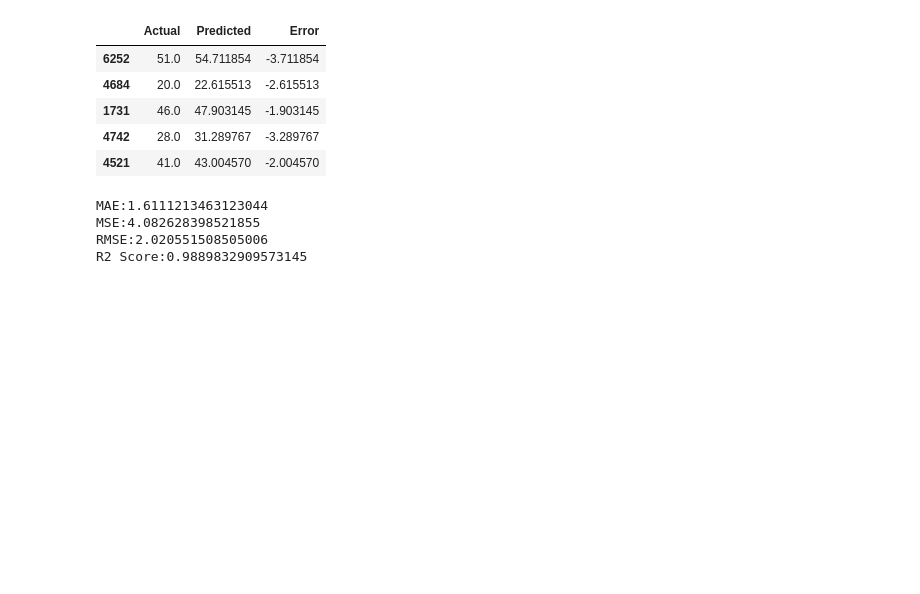
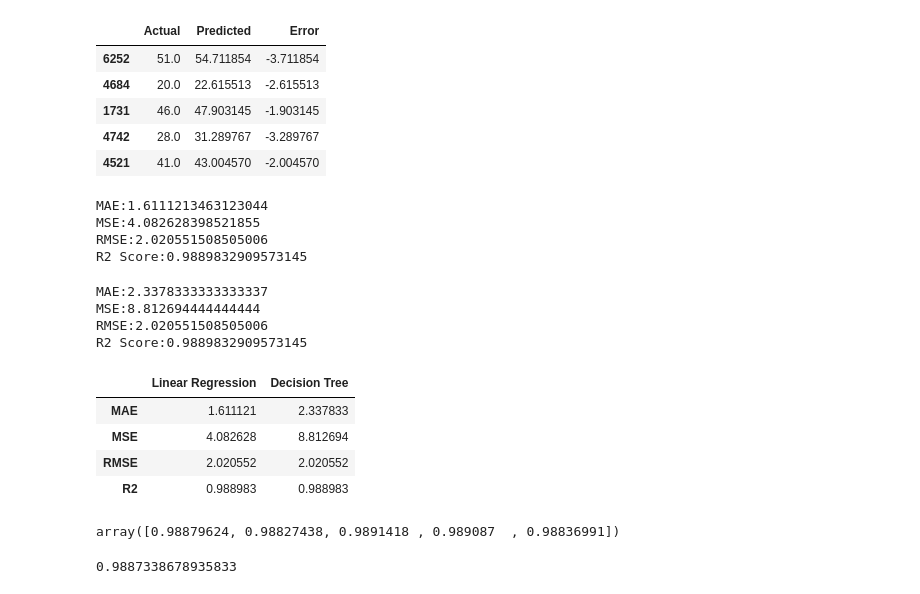
Before and after one commit to Devendra470/Student-Score-Prediction, a Jupyter notebook: notebooks/03_preprocessing.ipynb, the cells around one changed output. Cells and saved outputs as stored; diff of their text form; code cells hidden in the pictures; blank space fills up the shorter version.

Commit message:
Compared Linear Regression and Decision Tree model

```diff
--- a/notebooks/03_preprocessing.ipynb
+++ b/notebooks/03_preprocessing.ipynb
@@ -102,0 +105,32 @@ R2 Score:0.9889832909573145
+# %%
+tree_model=DecisionTreeRegressor(random_state=42)
+tree_model.fit(X_train,y_train)
+tree_predictions=tree_model.predict(X_test)
+# %%
+tree_mae=mean_absolute_error(y_test,tree_predictions)
+tree_mse=mean_squared_error(y_test,tree_predictions)
+tree_rmse=np.sqrt(mse)
+tree_r2=r2_score(y_test,predictions)
+print(f"MAE:{tree_mae}")
+print(f"MSE:{tree_mse}")
+print(f"RMSE:{tree_rmse}")
+print(f"R2 Score:{tree_r2}")
+accuracy=pd.DataFrame(
+    {
+        "Linear Regression":[mae,mse,rmse,r2],
+        "Decision Tree":[tree_mae,tree_mse,tree_rmse,tree_r2]
+    },index=["MAE","MSE","RMSE","R2"]
+)
+# %% [output]
+MAE:2.3378333333333337
+MSE:8.812694444444444
+RMSE:2.020551508505006
+R2 Score:0.9889832909573145
+# %%
+accuracy
+# %% [output]
+|  | Linear Regression | Decision Tree |
+| MAE | 1.611121 | 2.337833 |
+| MSE | 4.082628 | 8.812694 |
+| RMSE | 2.020552 | 2.020552 |
+| R2 | 0.988983 | 0.988983 |
@@ -102,0 +139,12 @@ R2 Score:0.9889832909573145
+# %%
+scores=cross_val_score(
+    model,
+    X,y,cv=5,scoring='r2'
+)
+scores
+# %% [output]
+array([0.98879624, 0.98827438, 0.9891418 , 0.989087  , 0.98836991])
+# %%
+print(scores.mean())
+# %% [output]
+0.9887338678935833
```
Also changed, not shown: parts of 5 cells of this notebook, 2 other files.
